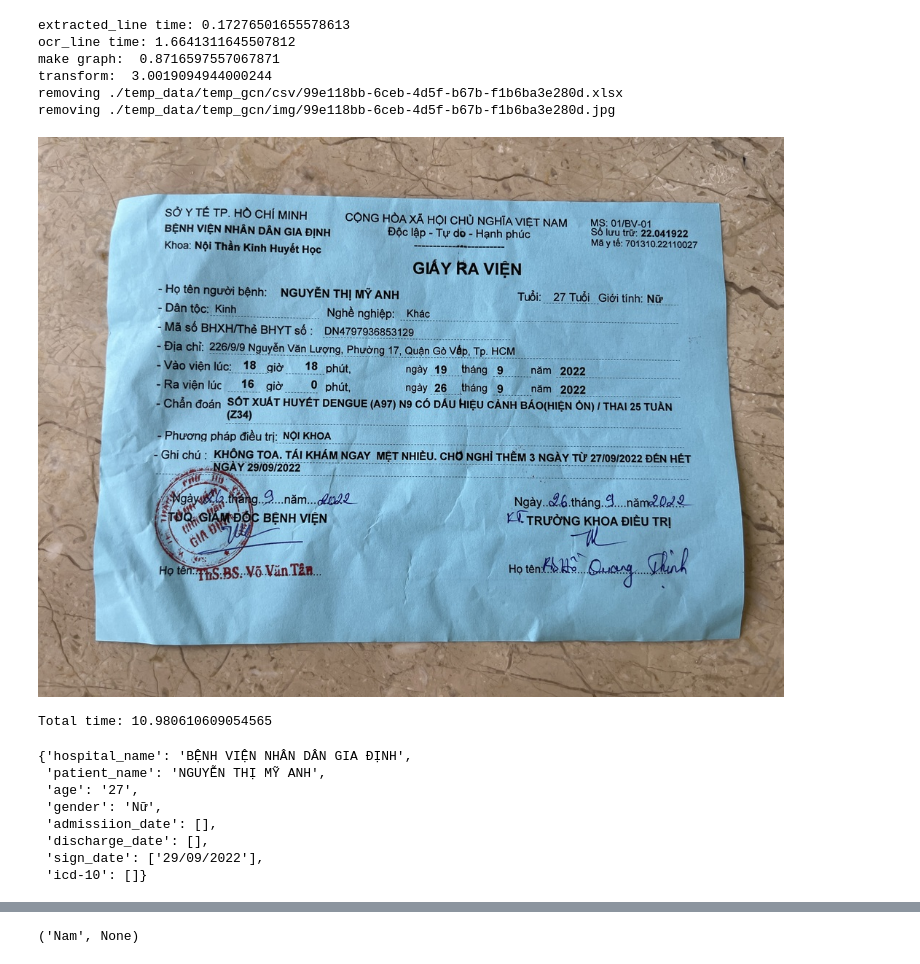
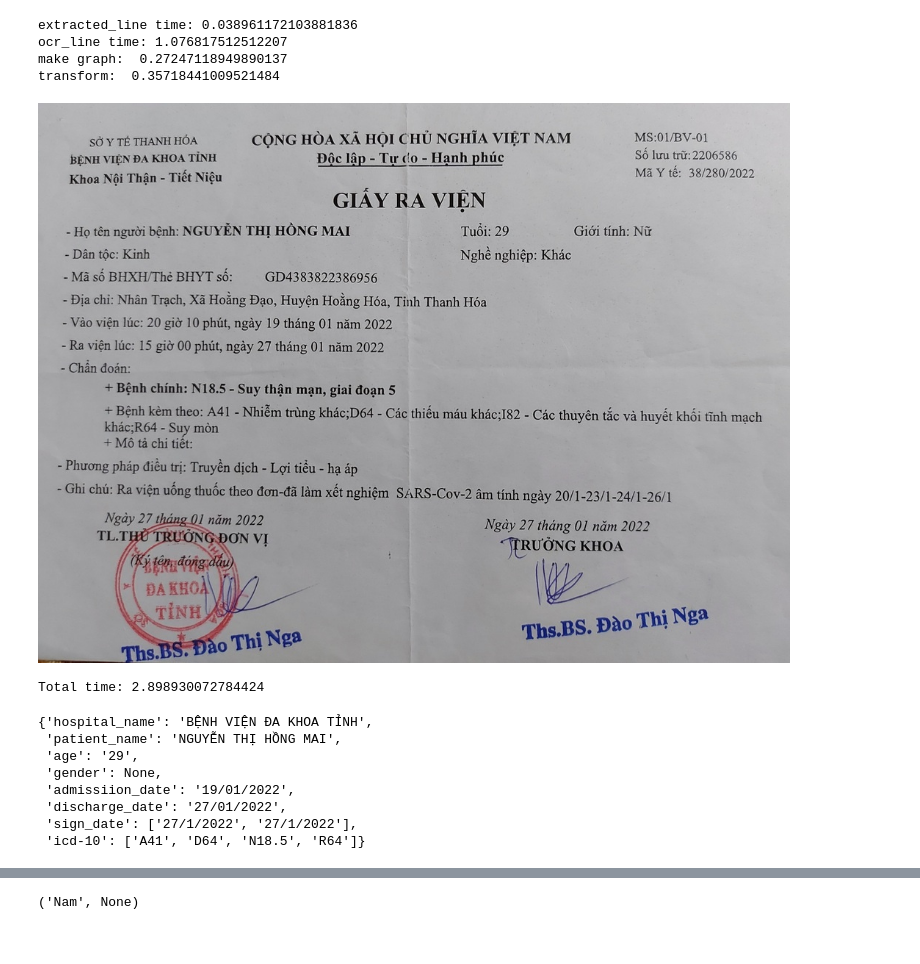
Before and after one commit to luonghuuthanhnam/ppy_paddle, a Jupyter notebook: e2e_test.ipynb, the cells around one changed output, grey strips where cells are left out. Drawn from its saved outputs; the diff is of its cells as text; code cells hidden in the pictures.

```diff
--- a/e2e_test.ipynb
+++ b/e2e_test.ipynb
@@ -13,8 +11,8 @@ INFO 2022-10-28 14:27:08,563 utils.py:147] Note: NumExpr detected 16 cores but "
 # %%
 orientationChecker = OrientationChecker( model_path= "./weights/orientation/invoice_rotation_220920.pth")
 e2e_OCR_Engine = e2e_process.E2E_OCR_Engine(
-    detection_model_path="./PaddleOCR/pretrained_models/exported_det_model_221025",
+    detection_model_path="PaddleOCR/pretrained_models/det_db_inference_221025",
     text_recognition_model_path="./weights/ocr/ocr_221026.pth",
-    gcn_model_path="./weights/./gcn/GCN_221027_best_state_dict.pth"
+    gcn_model_path="./weights/gcn/GCN_221027_best_state_dict.pth"
 )
 # %% [output]
@@ -25,33 +30,31 @@ Special tokens have been added in the vocabulary, make sure the associated word
 # %%
 start = time.time()
-img_path = "D:/PPYData/discharge_paper/11102022/74.jpeg"
+img_path = "./imgs_test/273.jpeg"
 image = cv2.imread(img_path)
 rotated_img, pred_class = orientationChecker(image)
 result, extracted_df = e2e_OCR_Engine(rotated_img)
 # print(pred_class, time.time() - start)
 display(Image.fromarray(cv2.cvtColor(rotated_img, cv2.COLOR_RGB2BGR)))
 print("Total time:", time.time() - start)
 # torch.cuda.empty_cache()
 # %% [output]
-extracted_line time: 0.17276501655578613
-ocr_line time: 1.6641311645507812
-make graph:  0.8716597557067871
-transform:  3.0019094944000244
-removing ./temp_data/temp_gcn/csv/99e118bb-6ceb-4d5f-b67b-f1b6ba3e280d.xlsx
-removing ./temp_data/temp_gcn/img/99e118bb-6ceb-4d5f-b67b-f1b6ba3e280d.jpg
+extracted_line time: 0.038961172103881836
+ocr_line time: 1.076817512512207
+make graph:  0.27247118949890137
+transform:  0.35718441009521484
-[figure, old version]
+[figure, new version]
-Total time: 10.980610609054565
+Total time: 2.898930072784424
 # %%
 result
 # %% [output]
-{'hospital_name': 'BỆNH VIỆN NHÂN DÂN GIA ĐỊNH',
- 'patient_name': 'NGUYỄN THỊ MỸ ANH',
- 'age': '27',
- 'gender': 'Nữ',
- 'admissiion_date': [],
- 'discharge_date': [],
- 'sign_date': ['29/09/2022'],
- 'icd-10': []}
+{'hospital_name': 'BỆNH VIỆN ĐA KHOA TỈNH',
+ 'patient_name': 'NGUYỄN THỊ HỒNG MAI',
+ 'age': '29',
+ 'gender': None,
+ 'admissiion_date': '19/01/2022',
+ 'discharge_date': '27/01/2022',
+ 'sign_date': ['27/1/2022', '27/1/2022'],
+ 'icd-10': ['A41', 'D64', 'N18.5', 'R64']}
 # %%
 extracted_df
 # %% [output]
```
Also changed, not shown: parts of 5 cells of this notebook, 8 other files.
